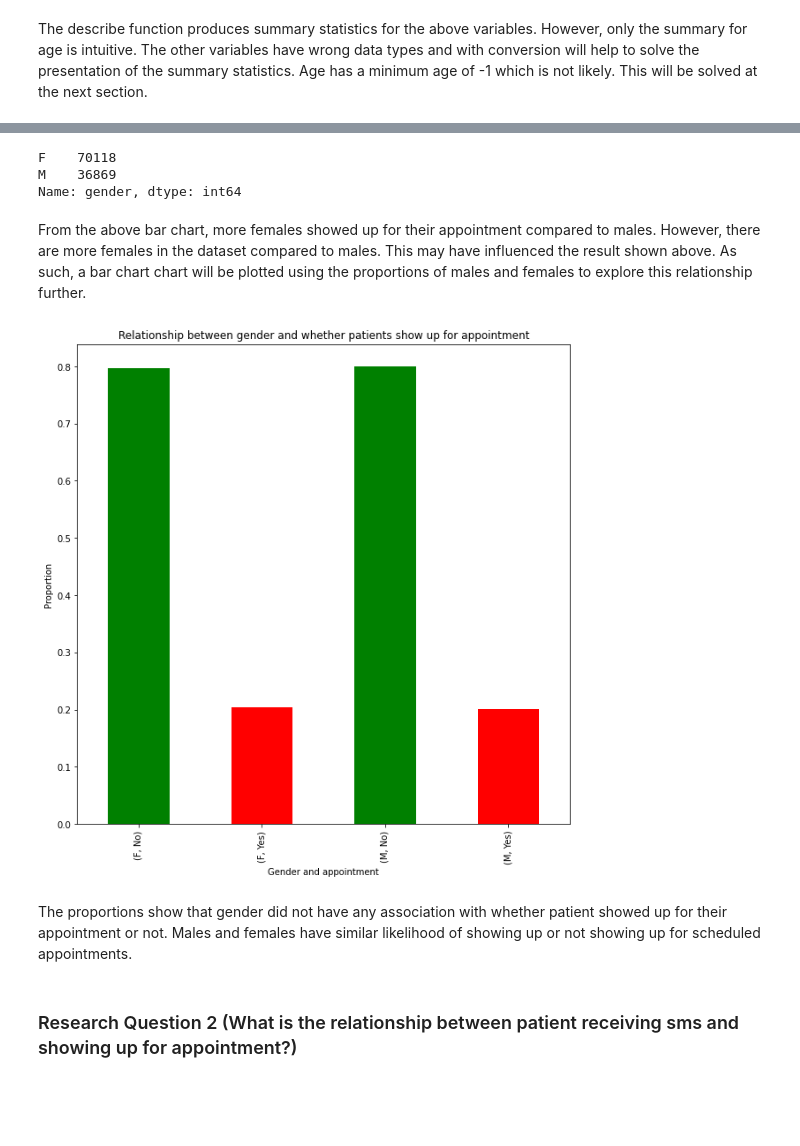
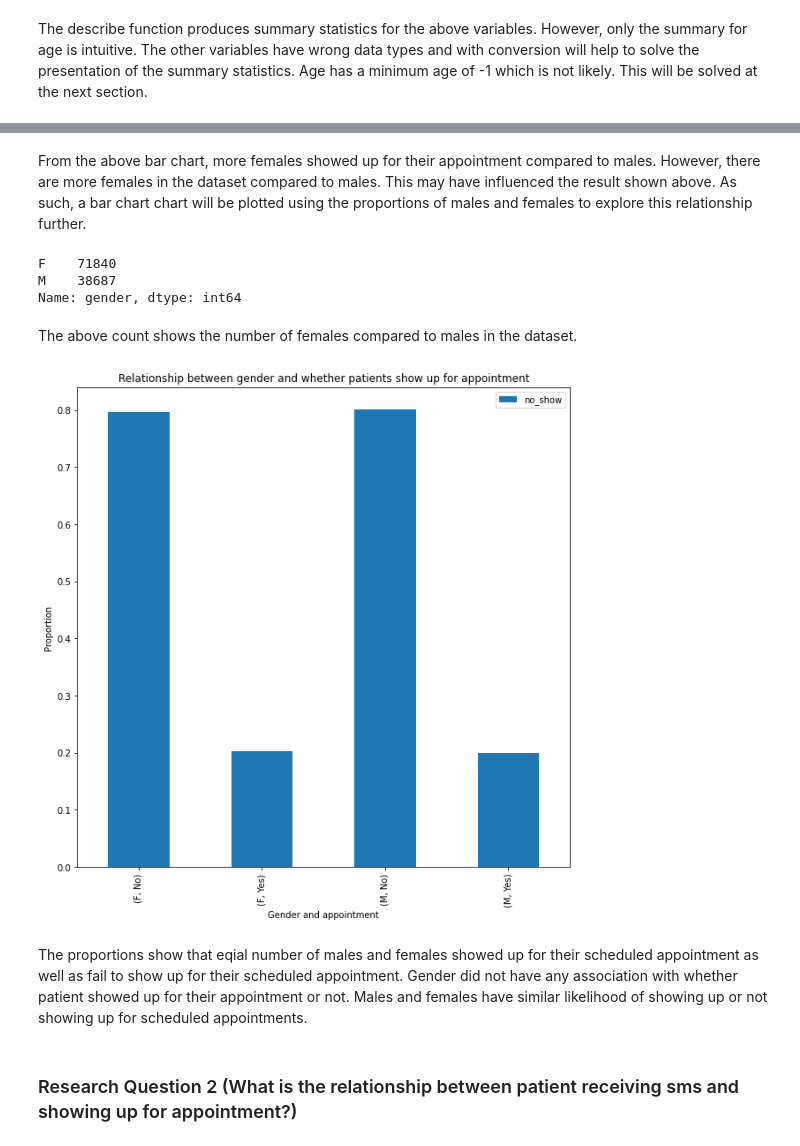
Before and after one commit to KomlaRD/data_analysis_nanodegree_alxt, a Jupyter notebook: investigate_a_dataset.ipynb, the cells around one changed output, grey strips where cells are left out. Drawn from its saved outputs; the diff is of its cells as text; code cells hidden in the pictures; blank space fills up the shorter version.

```diff
--- a/investigate_a_dataset.ipynb
+++ b/investigate_a_dataset.ipynb
@@ -96,7 +95,0 @@ The describe function produces summary statistics for the above variables. Howev
-# %%
-# Drop columns that are not essential for the project question: patient id, appointment id, schedule day, appointment day, scholarship, hypertension, handicap and neigbourhood
-
-df.drop(["PatientId", "AppointmentID","ScheduledDay", "Neighbourhood","AppointmentDay","Scholarship","Hipertension","Alcoholism","Handcap"], axis=1, inplace=True)
-
-# Inspect first five rows
-df.head()
@@ -169,20 +208,23 @@ plt.title("Relationship between gender and whether patients show up for appointm
+# %% [markdown]
+From the above bar chart, more females showed up for their appointment compared to males. However, there are more females in the dataset compared to males. This may have influenced the result shown above. As such, a bar chart chart will be plotted using the proportions of males and females to explore this relationship further.
 # %%
 df["gender"].value_counts()
 # %% [output]
-F    70118
-M    36869
+F    71840
+M    38687
 Name: gender, dtype: int64
-# %% [markdown]
-From the above bar chart, more females showed up for their appointment compared to males. However, there are more females in the dataset compared to males. This may have influenced the result shown above. As such, a bar chart chart will be plotted using the proportions of males and females to explore this relationship further.
+# %% [markdown]
+The above count shows the number of females compared to males in the dataset.
 # %%
-df.groupby("gender")["no_show"].value_counts(normalize=True).plot(kind="bar", figsize=(10,10), color=["green","red"]);
+df.groupby("gender")["no_show"].value_counts(normalize=True).plot(kind="bar", figsize=(10,10));
 plt.xlabel("Gender and appointment")
 plt.ylabel("Proportion")
-plt.title("Relationship between gender and whether patients show up for appointment");
+plt.title("Relationship between gender and whether patients show up for appointment")
+plt.legend();
 # %% [output]
-[figure, old version]
+[figure, new version]
 # %% [markdown]
-The proportions show that gender did not have any association with whether patient showed up for their appointment or not. Males and females have similar likelihood of showing up or not showing up for scheduled appointments.
+The proportions show that eqial number of males and females showed up for their scheduled appointment as well as fail to show up for their scheduled appointment. Gender did not have any association with whether patient showed up for their appointment or not. Males and females have similar likelihood of showing up or not showing up for scheduled appointments.
 # %% [markdown]
 ### Research Question 2  (What is the relationship between patient receiving sms and showing up for appointment?)
 # %%
```
Also changed, not shown: parts of 42 cells of this notebook.
